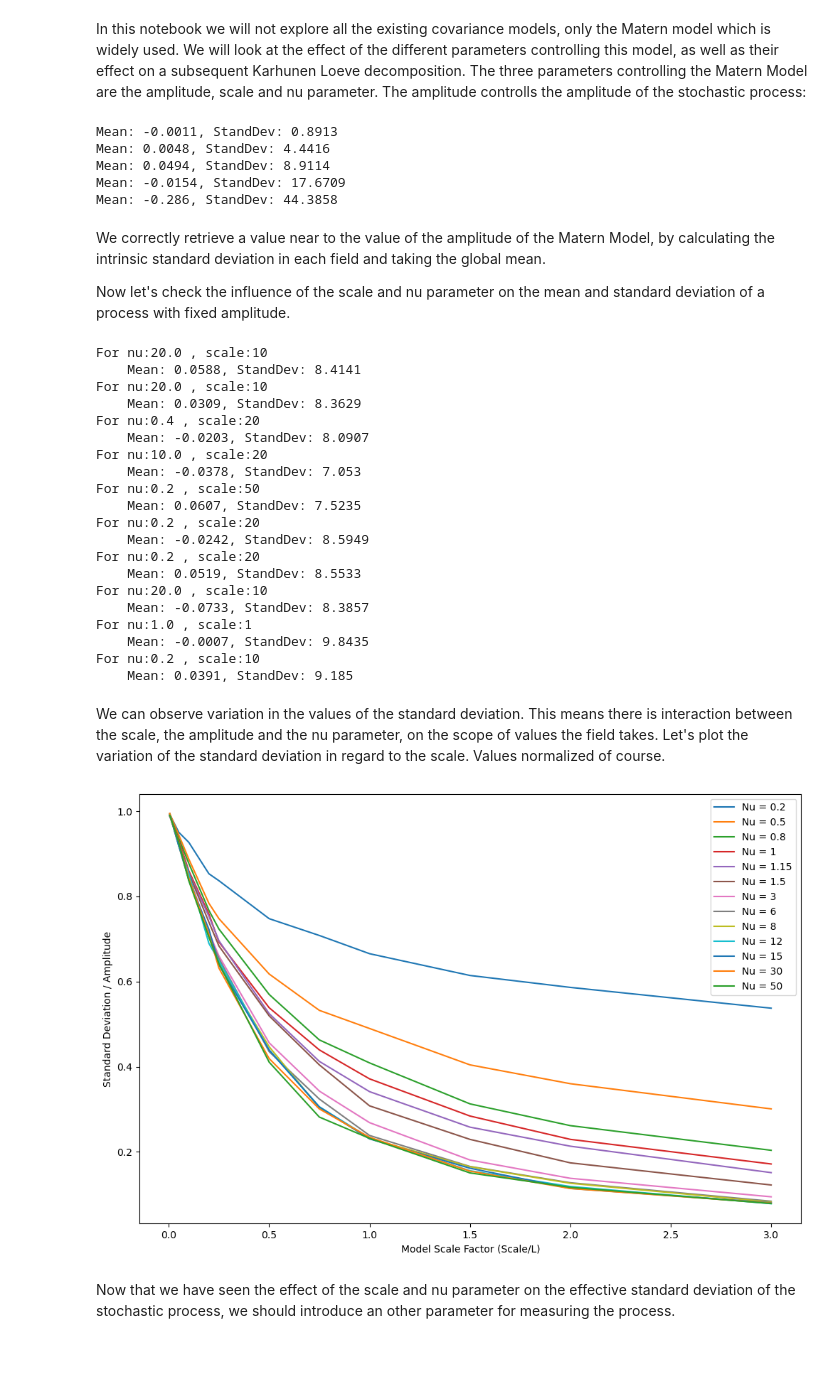
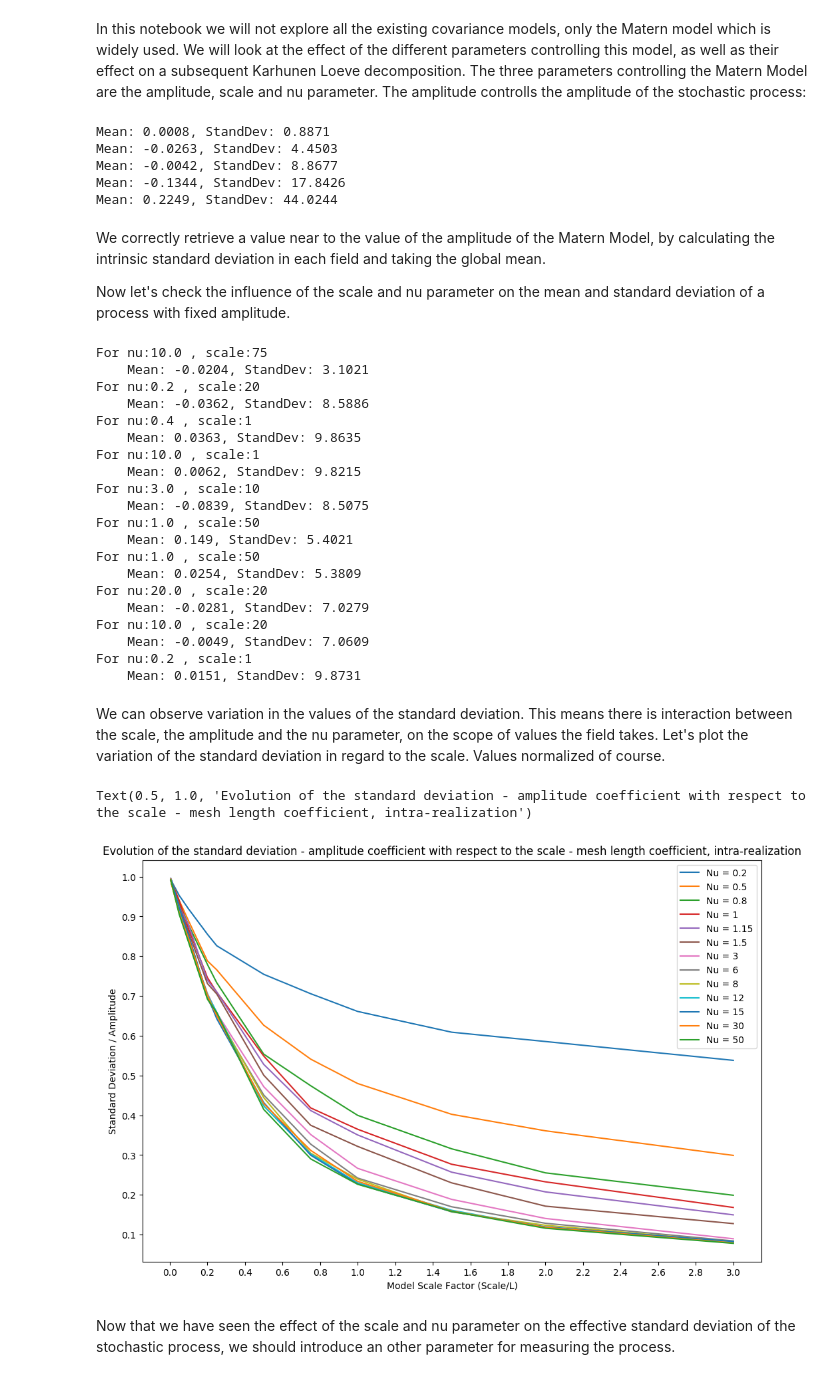
Before and after one commit to Kramer84/KarhunenLoeveFieldSensitivity, a Jupyter notebook: notebooksAndExamples/Assessing the precision of the Karhunen - Loeve method to model stochastic processes.ipynb, the cells around one changed output. Saved outputs shown, nothing was run; the diff lists cells and outputs as text; code cells hidden in the pictures.

```diff
--- a/notebooksAndExamples/Assessing the precision of the Karhunen - Loeve method to model stochastic processes.ipynb
+++ b/notebooksAndExamples/Assessing the precision of the Karhunen - Loeve method to model stochastic processes.ipynb
@@ -16,7 +16,7 @@ if not sys.warnoptions:
 # We choose the matern model as it is frequently used to model stochastic fields
 grid = ot.RegularGrid(0,1,100)
 covaModel10_ = ot.MaternModel([10.], [1.],0.5)
-process = ot.GaussianProcess(covariance_model, grid)
+process = ot.GaussianProcess(covaModel10_, grid)
 # %% [markdown]
 In this notebook we will not explore all the existing covariance models, only the Matern model which is widely used.
 We will look at the effect of the different parameters controlling this model, as well as their effect on a subsequent Karhunen Loeve decomposition.
@@ -32,14 +32,14 @@ for amp in amplitudes:
     array = np.array(ot.Sample([procSample.getField(i).getValues().asPoint() for i in range(procSample.getSize())]))
     mean = array.mean(axis=1).mean()
     std = array.std(axis=1).mean()
-    samples.append(sample)
+    samples.append(procSample)
     print('Mean: {}, StandDev: {} '.format(round(mean,4),str(round(std,4))))
 # %% [output]
-Mean: -0.0011, StandDev: 0.8913
-Mean: 0.0048, StandDev: 4.4416
-Mean: 0.0494, StandDev: 8.9114
-Mean: -0.0154, StandDev: 17.6709
-Mean: -0.286, StandDev: 44.3858
+Mean: 0.0008, StandDev: 0.8871
+Mean: -0.0263, StandDev: 4.4503
+Mean: -0.0042, StandDev: 8.8677
+Mean: -0.1344, StandDev: 17.8426
+Mean: 0.2249, StandDev: 44.0244
 # %% [markdown]
 We correctly retrieve a value near to the value of the amplitude of the Matern Model, by calculating the intrinsic standard deviation in each field and taking the global mean.
 
@@ -58,30 +58,30 @@ for i in range(10):
     array = np.array(ot.Sample([procSample.getField(i).getValues().asPoint() for i in range(procSample.getSize())]))
     mean = array.mean(axis=1).mean()
     std = array.std(axis=1).mean()
-    samples.append(sample)
+    samples.append(procSample)
     print('For nu:{} , scale:{}'.format(nu,scale))
     print('    Mean: {}, StandDev: {} '.format(round(mean,4),str(round(std,4))))
 # %% [output]
-For nu:20.0 , scale:10
-    Mean: 0.0588, StandDev: 8.4141
-For nu:20.0 , scale:10
-    Mean: 0.0309, StandDev: 8.3629
-For nu:0.4 , scale:20
-    Mean: -0.0203, StandDev: 8.0907
+For nu:10.0 , scale:75
+    Mean: -0.0204, StandDev: 3.1021
+For nu:0.2 , scale:20
+    Mean: -0.0362, StandDev: 8.5886
+For nu:0.4 , scale:1
+    Mean: 0.0363, StandDev: 9.8635
+For nu:10.0 , scale:1
+    Mean: 0.0062, StandDev: 9.8215
+For nu:3.0 , scale:10
+    Mean: -0.0839, StandDev: 8.5075
+For nu:1.0 , scale:50
+    Mean: 0.149, StandDev: 5.4021
+For nu:1.0 , scale:50
+    Mean: 0.0254, StandDev: 5.3809
+For nu:20.0 , scale:20
+    Mean: -0.0281, StandDev: 7.0279
 For nu:10.0 , scale:20
-    Mean: -0.0378, StandDev: 7.053
-For nu:0.2 , scale:50
-    Mean: 0.0607, StandDev: 7.5235
-For nu:0.2 , scale:20
-    Mean: -0.0242, StandDev: 8.5949
-For nu:0.2 , scale:20
-    Mean: 0.0519, StandDev: 8.5533
-For nu:20.0 , scale:10
-    Mean: -0.0733, StandDev: 8.3857
-For nu:1.0 , scale:1
-    Mean: -0.0007, StandDev: 9.8435
-For nu:0.2 , scale:10
-    Mean: 0.0391, StandDev: 9.185
+    Mean: -0.0049, StandDev: 7.0609
+For nu:0.2 , scale:1
+    Mean: 0.0151, StandDev: 9.8731
 # %% [markdown]
 We can observe variation in the values of the standard deviation. This means there is interaction between the scale, the amplitude and the nu parameter, on the scope of values the field takes.
 Let's plot the variation of the standard deviation in regard to the scale. Values normalized of course.
@@ -127,12 +127,16 @@ for p, nu in enumerate(nus) :
 # %%
 fig, ax= plt.subplots(figsize=(12,8), dpi= 100)
 for i in range(scale_nu_stds.shape[0]):
     line = ax.plot(scaleNormed, scale_nu_stds[i],label='Nu = {}'.format(str(nus[i])))
 leg=plt.legend()
 xl=ax.set_xlabel("Model Scale Factor (Scale/L)")
 yl=ax.set_ylabel("Standard Deviation / Amplitude")
+ax.locator_params(axis='x', nbins=30)
+ax.locator_params(axis='y', nbins=20)
+ax.set_title(label='Evolution of the standard deviation - amplitude coefficient with respect to the scale - mesh length coefficient, intra-realization')
 # %% [output]
+Text(0.5, 1.0, 'Evolution of the standard deviation - amplitude coefficient with respect to the scale - mesh length coefficient, intra-realization')
-[figure, old version]
+[figure, new version]
 # %% [markdown]
 Now that we have seen the effect of the scale and nu parameter on the effective standard deviation of the stochastic process, we should introduce an other parameter for measuring the process.
 # %%
```
Also changed, not shown: parts of 3 cells of this notebook, 13 other files.
